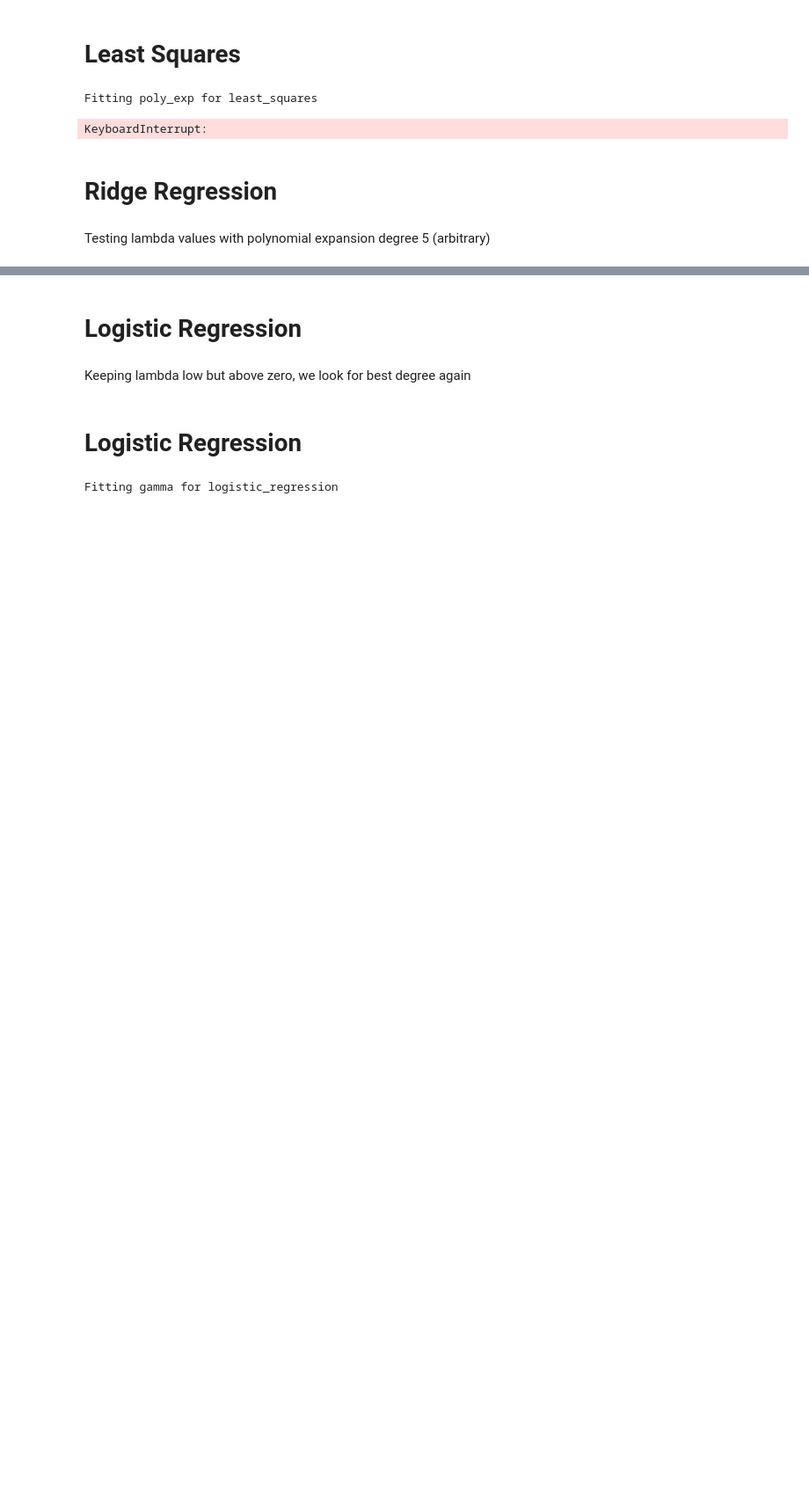
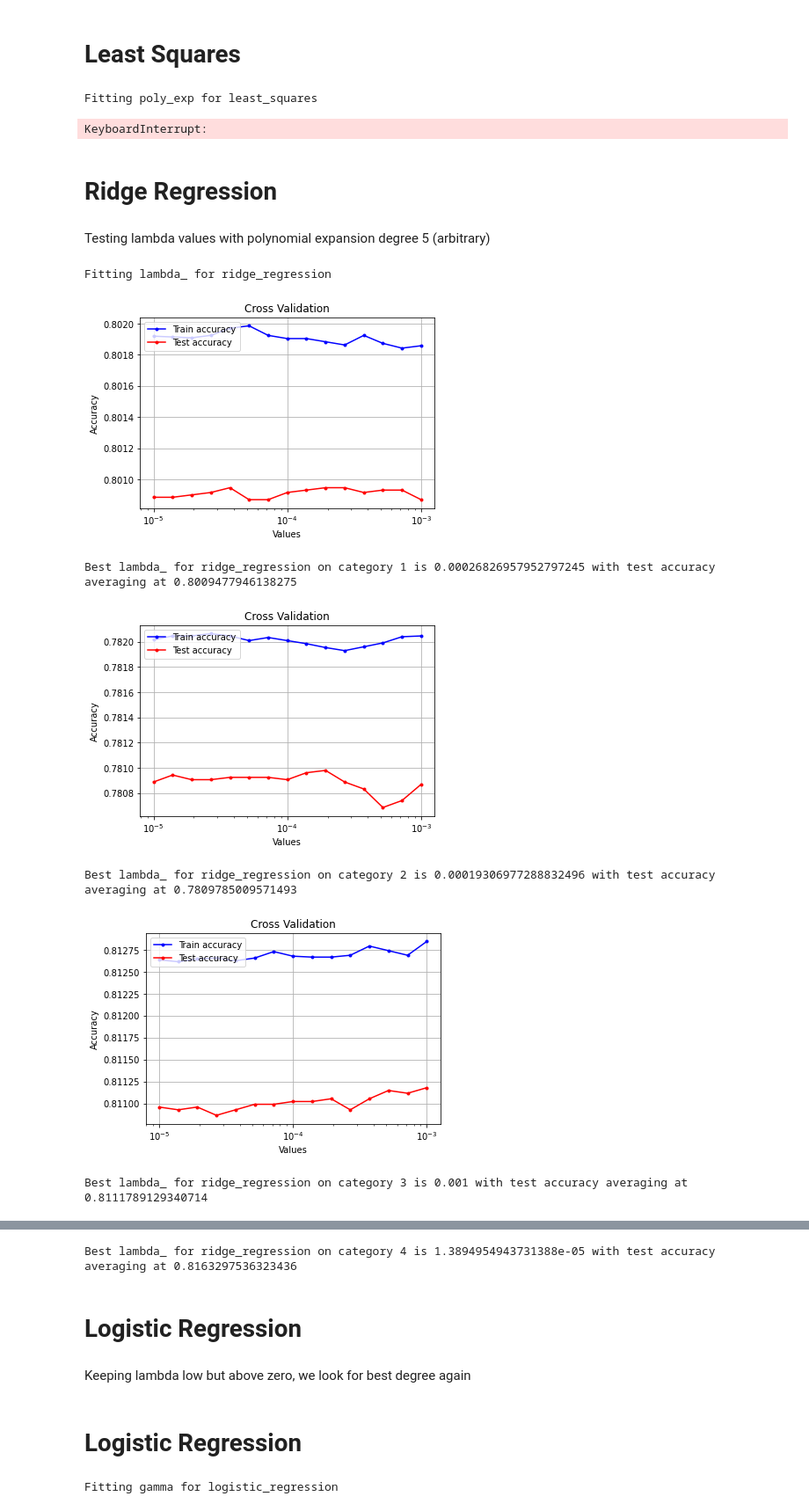
Before and after one commit to hugolepeytre/CS-433-machine-learning, a Jupyter notebook: project1/scripts/fine-tuning.ipynb, the cells around one changed output, grey strips where cells are left out. Shown at 88% size. Cells and saved outputs as stored; diff of their text form; code cells hidden in the pictures; blank space fills up the shorter version.

```diff
--- a/project1/scripts/fine-tuning.ipynb
+++ b/project1/scripts/fine-tuning.ipynb
@@ -13,7 +10,7 @@ from data_processing import *
 from pipeline import *
 from cross_validation import find_best_parameter
 # %%
-DATA_FOLDER = '../data/'
+DATA_FOLDER = '../scripts/'
 DATA_ZIP = DATA_FOLDER + 'datasets.zip'
 
 DATA_TRAIN_PATH = DATA_FOLDER + 'train.csv'
@@ -30,7 +27,7 @@ def fine_tune(models):
             print("Fitting {} for {}".format(param_name, model_name))
             for i in range(CATEGORIES_NBR):
                 #todo, si on a déjà optimisé un paramètre pour un modèle, utiliser celui ci au lieu de celui par défaut dans la fonction
-                best_iter, best_loss = find_best_parameter(Y_train[i], X_train[i], model_name, param_name, param_values, logspace=True, gamma=0.15, poly_exp=3, lambda_=0.0003, max_iters=1000)
+                best_iter, best_loss = find_best_parameter(Y_train[i], X_train[i], model_name, param_name, param_values, logspace=True, gamma=0.15, poly_exp=5, lambda_=0.0003, max_iters=1000)
                 print("Best {} for {} on category {} is {} with test accuracy averaging at {}".format(param_name, model_name, i+1, best_iter, best_loss))
 # %%
 #Data structure example
@@ -68,9 +65,16 @@ Testing lambda values with polynomial expansion degree 5 (arbitrary)
 # %%
 ridge_regression_model = {
     'ridge_regression' : {
-        'lambda_' : np.logspace(-4, 3, 30),
-        'poly_exp' : np.arange(20)
+        'lambda_' : np.logspace(-5, -3, 15),
     },
 }
 
 fine_tune(ridge_regression_model)
+# %% [output]
+Fitting lambda_ for ridge_regression
+[figure, added]
+Best lambda_ for ridge_regression on category 1 is 0.00026826957952797245 with test accuracy averaging at 0.8009477946138275
+[figure, added]
+Best lambda_ for ridge_regression on category 2 is 0.00019306977288832496 with test accuracy averaging at 0.7809785009571493
+[figure, added]
+Best lambda_ for ridge_regression on category 3 is 0.001 with test accuracy averaging at 0.8111789129340714
@@ -77,3 +82,4 @@ fine_tune(ridge_regression_model)
+Best lambda_ for ridge_regression on category 4 is 1.3894954943731388e-05 with test accuracy averaging at 0.8163297536323436
 # %% [markdown]
 # Logistic Regression
 # %% [markdown]
```
Also changed, not shown: parts of 2 cells of this notebook, 1 other file.
